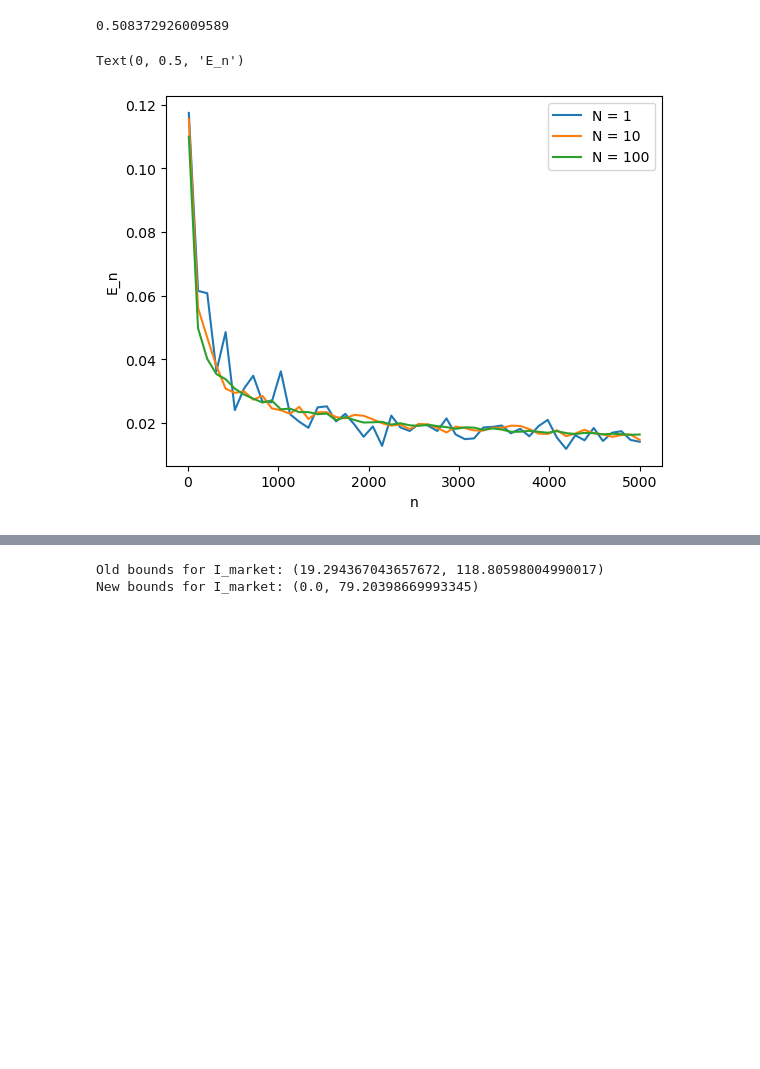
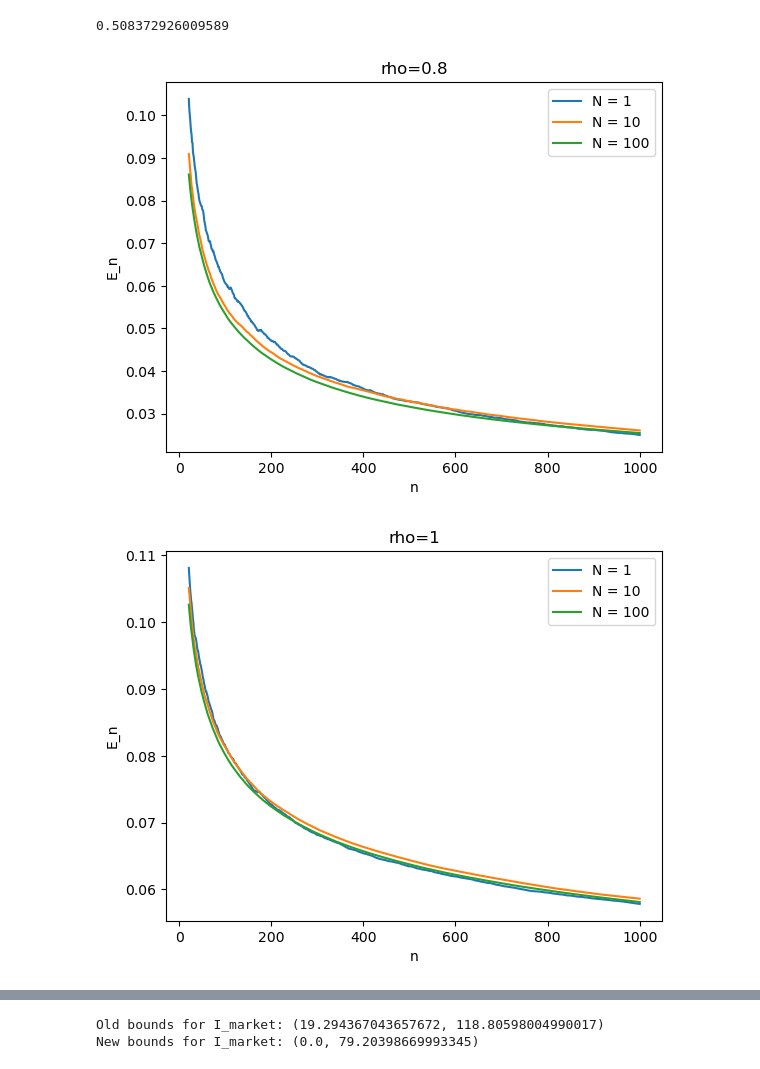
Before and after one commit to Drykx/Monte-Carlo-Project, a Jupyter notebook: shivang_attempt.ipynb, the cells around one changed output, grey strips where cells are left out. Drawn from its saved outputs; the diff is of its cells as text; code cells hidden in the pictures; blank space fills up the shorter version.

```diff
--- a/shivang_attempt.ipynb
+++ b/shivang_attempt.ipynb
@@ -19,48 +19,47 @@ print(sigma_true)
 0.508372926009589
 # %%
 # Robbins Monroe Algorithm
-def Jhat(sigma, N, r=0.05, T=0.2, K=120, S0=100, I_market=22):
+def Jhat(sigma, N=100, r=0.05, T=0.2, K=120, S0=100, I_market=22):
     W_T = norm.rvs(loc=0, scale=T, size=N)
     S_T = S0 * np.exp((r - sigma**2 / 2) * T + sigma * W_T)
     f = np.exp(-r*T) * (K - S_T)
     f[f < 0] = 0
     return np.mean(f) - I_market
 
-def RM(Jhat, rho=0.8, N=100, n=100, size=10, K=120, S0=100):
+def RM(Jhat, rho=0.8, N=100, n=100, iterations=100, K=120, S0=100):
     # N = Parameter in Monte Carlo estimator Jhat of f (stock payoff)
     # n = Number of iterations of RM algorithm
     # size = Number of times to run RM algorithm (for expectation)
-
     a0 = 2 / (K + S0)
     vals = []
-    for _ in range(size):
+    for _ in range(iterations):
         i = 0
-        sigma_cur = 1
+        sigmas = np.empty((n,))
+        sigmas[0] = 1
         while True:
             alpha_n = a0 / i**rho if i > 0 else a0
-            sigma_next = sigma_cur - alpha_n * Jhat(sigma_cur, N)
-            sigma_cur = sigma_next
+            sigma_cur = sigmas[i]
+            sigmas[i+1] = sigma_cur - alpha_n * Jhat(sigma_cur, N=N, K=K, S0=S0)
             i+=1
-            if i == n:
-                vals.append(sigma_cur)
+            if i == n-1:
                 break
+        vals.append(sigmas)
     return np.array(vals)
 # %%
 # Estimate MSE
-ns = np.linspace(10, 5000)
-Ns = np.array([1,10,100])
-for N in Ns:
-    E = []
-    for n in ns:
-        sigmahats = RM(Jhat, N=N, n=round(n))
-        E.append(np.mean((sigmahats - sigma_true)**2))
-    plt.plot(ns, E, label='N = ' + str(N))
-plt.legend()
-plt.xlabel('n')
-plt.ylabel('E_n')
+for rho in [0.8,1]:
+    plt.figure()
+    plt.title('rho=' + str(rho))
+    for N in [1,10,100]:
+        n = 1000
+        sigmahats = RM(Jhat, rho=rho, N=N, n=int(n), iterations=100)
+        plt.plot(np.arange(21, n+1), np.mean((sigmahats - sigma_true)**2, axis=0)[20:], label='N = ' + str(N))
+    plt.legend()
+    plt.xlabel('n')
+    plt.ylabel('E_n')
 # %% [output]
-Text(0, 0.5, 'E_n')
-[figure, old version]
+[figure, new version]
+[figure, added]
 # %%
 # Asian put option
 def Jhat_asian(sigma, N=100, m=50, r=0.05, T=0.2, S0=100, K=120, I_market=22):
```
Also changed, not shown: parts of 2 cells of this notebook.
